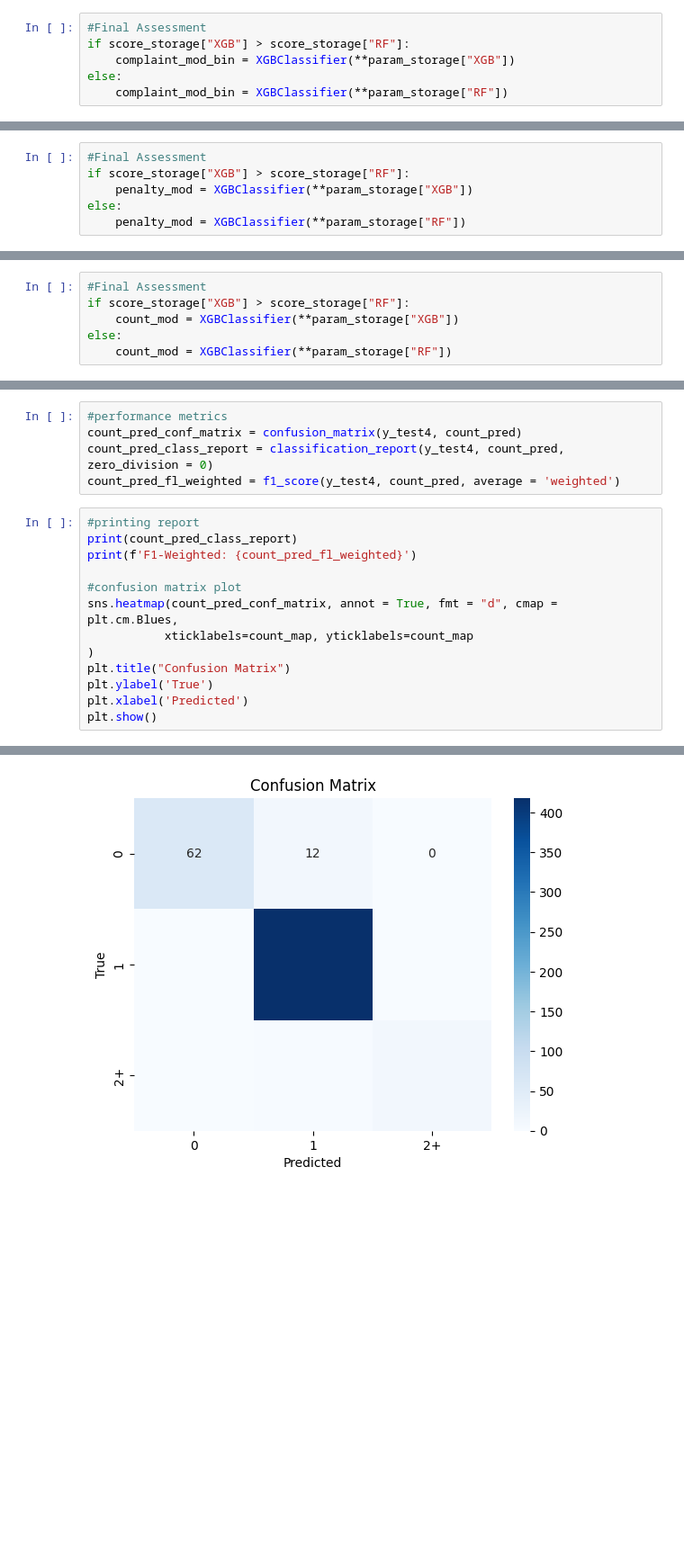
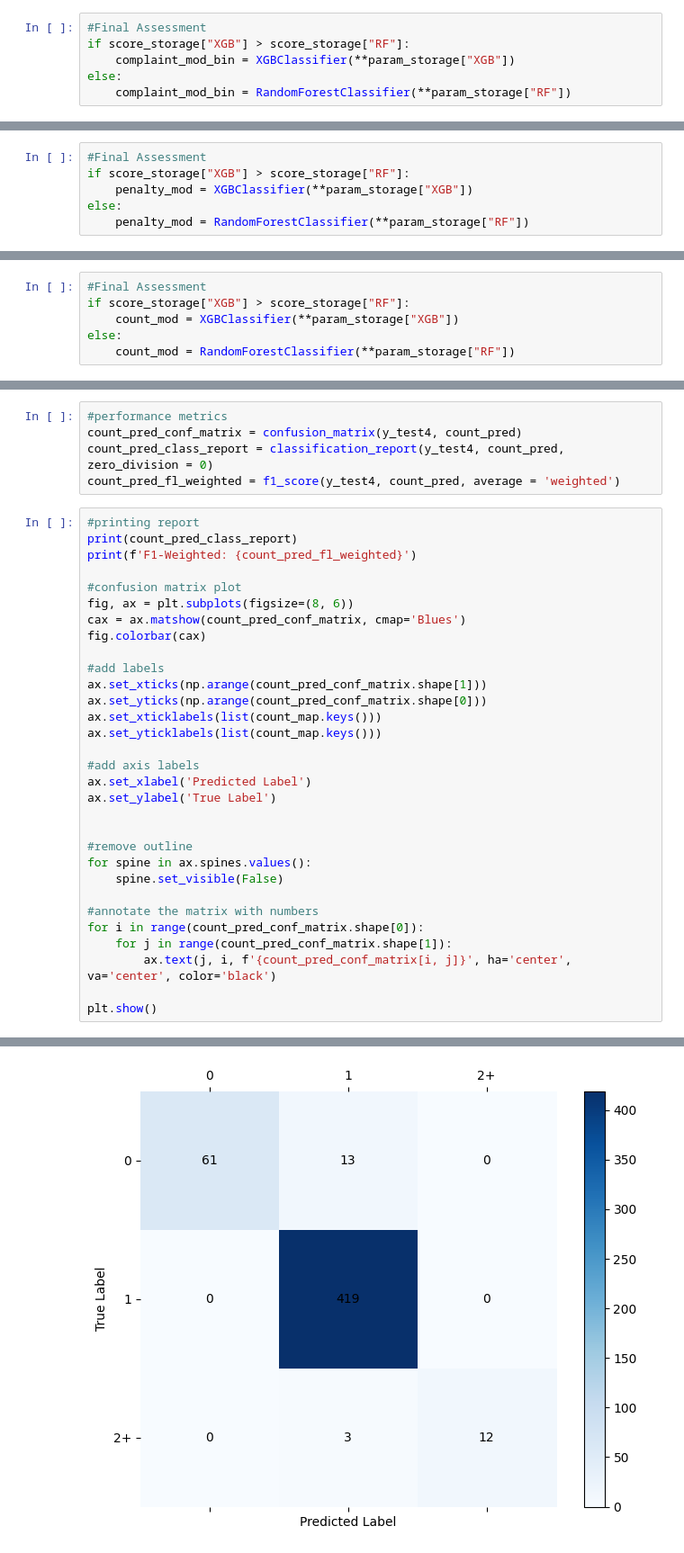
Before and after one commit to helenw566/nypd_misconduct, a Jupyter notebook: script/03_modeling.ipynb, the cells around one changed output, grey strips where cells are left out. Shown at 90% size. Cells and saved outputs as stored; diff of their text form; blank space fills up the shorter version.

```diff
--- a/script/03_modeling.ipynb
+++ b/script/03_modeling.ipynb
@@ -644,7 +704,7 @@ Best F1 Score (Weighted) for XGB: 0.9273160603279862
 if score_storage["XGB"] > score_storage["RF"]:
     complaint_mod_bin = XGBClassifier(**param_storage["XGB"])
 else:
-    complaint_mod_bin = XGBClassifier(**param_storage["RF"])
+    complaint_mod_bin = RandomForestClassifier(**param_storage["RF"])
 # %%
 #fit mod
 complaint_mod_bin.fit(x_res2, y_res2)
@@ -1024,7 +1122,7 @@ Best F1 Score (Weighted) for XGB: 0.9079788138023147
 if score_storage["XGB"] > score_storage["RF"]:
     penalty_mod = XGBClassifier(**param_storage["XGB"])
 else:
-    penalty_mod = XGBClassifier(**param_storage["RF"])
+    penalty_mod = RandomForestClassifier(**param_storage["RF"])
 # %%
 #fit mod
 penalty_mod.fit(x_res3, y_res3)
@@ -1372,7 +1499,7 @@ Best F1 Score (Weighted) for XGB: 0.9804550826421483
 if score_storage["XGB"] > score_storage["RF"]:
     count_mod = XGBClassifier(**param_storage["XGB"])
 else:
-    count_mod = XGBClassifier(**param_storage["RF"])
+    count_mod = RandomForestClassifier(**param_storage["RF"])
 # %%
 #fit mod
 count_mod.fit(x_res4, y_res4)
@@ -1406,12 +1520,30 @@ print(count_pred_class_report)
 print(f'F1-Weighted: {count_pred_fl_weighted}')
 
 #confusion matrix plot
-sns.heatmap(count_pred_conf_matrix, annot = True, fmt = "d", cmap = plt.cm.Blues,
-           xticklabels=count_map, yticklabels=count_map
-)
-plt.title("Confusion Matrix")
-plt.ylabel('True')
-plt.xlabel('Predicted')
+fig, ax = plt.subplots(figsize=(8, 6))
+cax = ax.matshow(count_pred_conf_matrix, cmap='Blues')
+fig.colorbar(cax)
+
+#add labels
+ax.set_xticks(np.arange(count_pred_conf_matrix.shape[1]))
+ax.set_yticks(np.arange(count_pred_conf_matrix.shape[0]))
+ax.set_xticklabels(list(count_map.keys()))
+ax.set_yticklabels(list(count_map.keys()))
+
+#add axis labels
+ax.set_xlabel('Predicted Label')
+ax.set_ylabel('True Label')
+
+
+#remove outline
+for spine in ax.spines.values():
+    spine.set_visible(False)
+
+#annotate the matrix with numbers
+for i in range(count_pred_conf_matrix.shape[0]):
+    for j in range(count_pred_conf_matrix.shape[1]):
+        ax.text(j, i, f'{count_pred_conf_matrix[i, j]}', ha='center', va='center', color='black')
+
 plt.show()
 # %% [output]
               precision    recall  f1-score   support
@@ -1428,4 +1560,4 @@ F1-Weighted: 0.9695300092739849
-[figure, old version]
+[figure, new version]
 # %%
 pd.DataFrame({
     'Feature': x_res4.columns,
```
Also changed, not shown: parts of 40 cells of this notebook, 28 other files.
